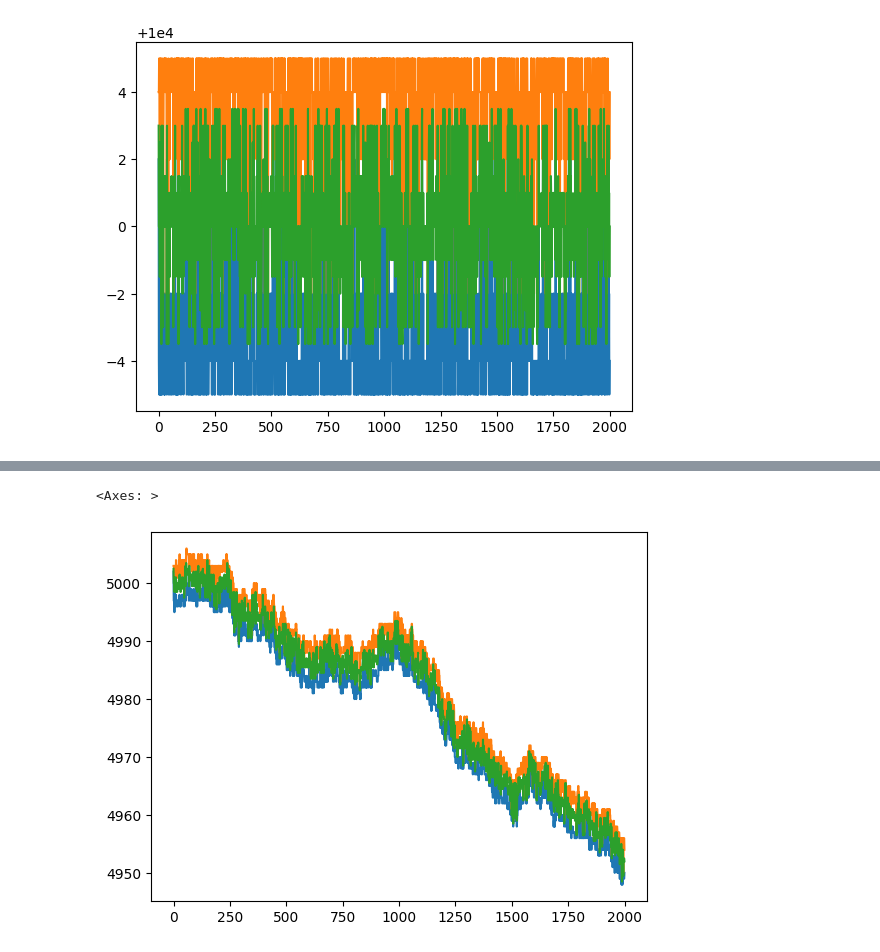
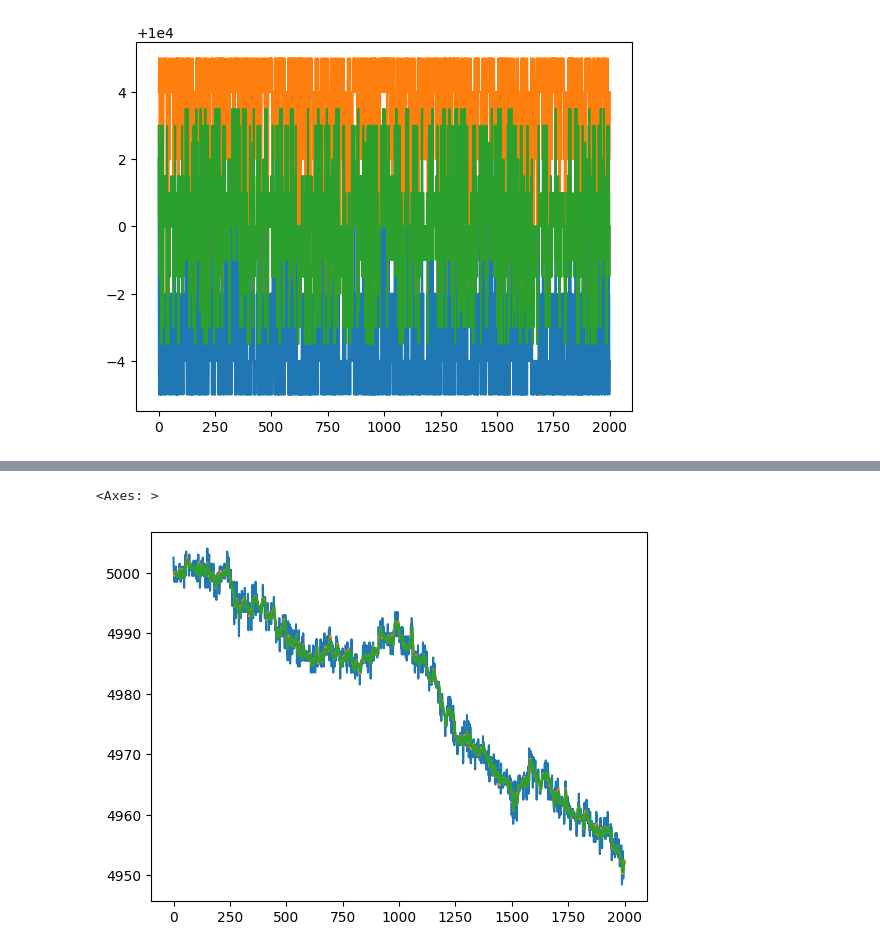
Before and after one commit to AlessandroMagna/prosperity-algo-trading, a Jupyter notebook: notebooks/data_analysis.ipynb, the cells around one changed output, grey strips where cells are left out. Saved outputs shown, nothing was run; the diff lists cells and outputs as text; code cells hidden in the pictures.

Commit message:
added SMA and LR predictions for starfruit

```diff
--- a/notebooks/data_analysis.ipynb
+++ b/notebooks/data_analysis.ipynb
@@ -68,3 +70,11 @@ df_amethysts['mid_price'].plot()
 # %% [output]
 <Axes: >
 [figure]
+# %%
+for i in range(1,11):
+    sma = df_starfruit['mid_price'].rolling(window=i).mean()
+    sma = sma.shift(1)
+    mse = np.mean((sma - df_starfruit['mid_price'])**2)
+    print("Mean squared error SMA","(", i, ")", ":", mse)
+
+sma = df_starfruit['mid_price'].rolling(window=5).mean()
@@ -70,0 +174,25 @@ df_amethysts['mid_price'].plot()
+# %%
+# Define the window size
+window = 7
+
+# Create a separate DataFrame for lagged features
+lagged_df = pd.DataFrame()
+for i in range(1, window+1):
+    lagged_df[f'lag_{i}'] = df_starfruit['mid_price'].shift(i)
+
+# Drop rows with NaN resulting from the lagged features
+lagged_df.dropna(inplace=True)
+
+# Define the target variable
+y = df_starfruit['mid_price'].iloc[window:]
+
+# Define the features (lagged prices)
+X = lagged_df[[f'lag_{i}' for i in range(1, window+1)]]
+
+# Add constant to the features
+X = sm.add_constant(X)
+
+# Fit the regression model
+model = sm.OLS(y, X).fit()
+
+LR = model.predict(X)
@@ -71,7 +229,11 @@ df_amethysts['mid_price'].plot()
 # %%
-df_starfruit['bid_price_1'].plot()
-df_starfruit['ask_price_1'].plot()
+#df_starfruit['bid_price_1'].plot()
+#df_starfruit['ask_price_1'].plot()
 df_starfruit['mid_price'].plot()
+sma.plot()
+LR.plot()
+
+#plt.xlim([100,200])
 # %% [output]
 <Axes: >
-[figure, old version]
+[figure, new version]
```
Also changed, not shown: parts of 6 cells of this notebook.
